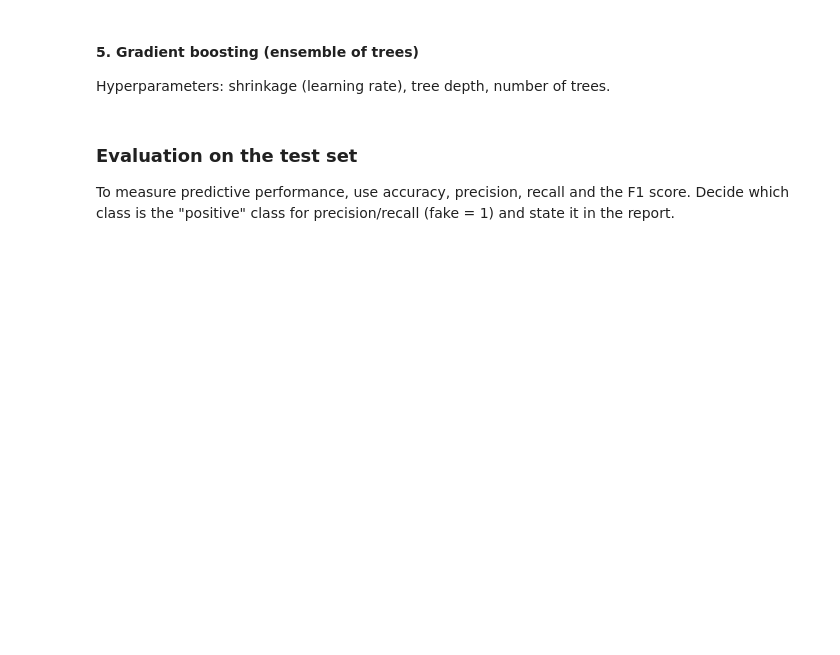
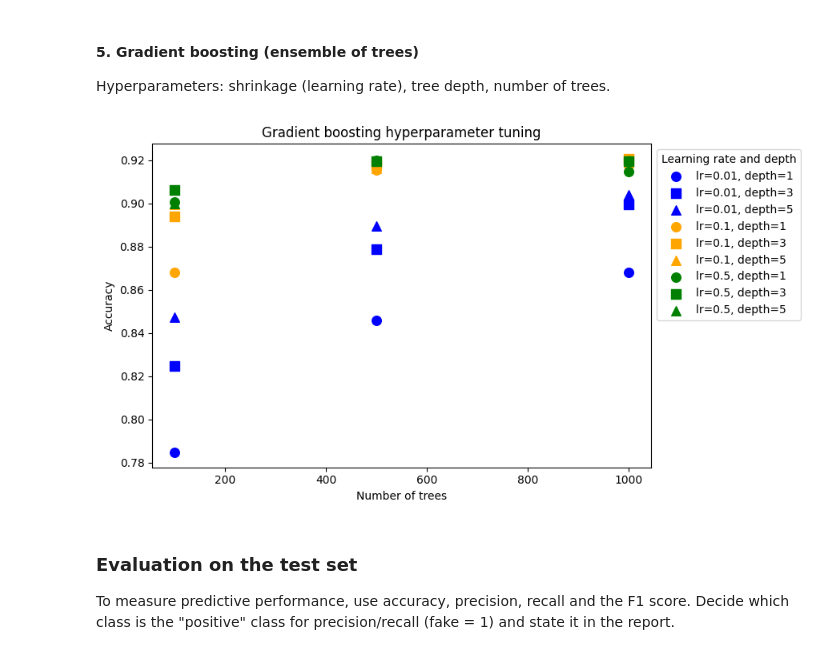
Before and after one commit to AlePesenti/Data-Mining-2026, a Jupyter notebook: DataMining.ipynb, the cells around one changed output. Drawn from its saved outputs; the diff is of its cells as text; code cells hidden in the pictures; blank space fills up the shorter version.

```diff
--- a/DataMining.ipynb
+++ b/DataMining.ipynb
@@ -265,6 +300,45 @@ Hyperparameters: number of trees, number of randomly selected features. Tune wit
 Hyperparameters: shrinkage (learning rate), tree depth, number of trees.
 # %%
 ### TODO: Gradient boosting
+from sklearn.ensemble import GradientBoostingClassifier
+from sklearn.model_selection import GridSearchCV
+
+
+param_grid = {
+    "n_estimators": [100, 500, 1000],
+    "learning_rate": [0.01, 0.1, 0.5],
+    "max_depth": [1, 3, 5]
+}
+
+gbc = GradientBoostingClassifier(random_state=RANDOM_SEED)
+grid_search = GridSearchCV(gbc, param_grid, cv=5, scoring="accuracy")
+grid_search.fit(train_bow, y_train)
+
+grad_results_df = pd.DataFrame(grid_search.cv_results_)[["param_n_estimators", "param_learning_rate", "param_max_depth", "mean_test_score"]]
+# %%
+colors = {0.01: "blue", 0.1: "orange", 0.5: "green"}
+markers = {1: "o", 3: "s", 5: "^"}
+
+fig, ax = plt.subplots(figsize=(9, 5))
+
+for (lr, depth), group in grad_results_df.groupby(["param_learning_rate", "param_max_depth"]):
+    ax.scatter(
+        group["param_n_estimators"],
+        group["mean_test_score"],
+        color=colors[lr],
+        marker=markers[depth],
+        label=f"lr={lr}, depth={depth}",
+        s=70,
+    )
+
+ax.set_xlabel("Number of trees")
+ax.set_ylabel("Accuracy")
+ax.set_title("Gradient boosting hyperparameter tuning")
+ax.legend(title="Learning rate and depth", bbox_to_anchor=(1, 1))
+fig.tight_layout()
+plt.show()
+# %% [output]
+[figure, added]
 # %% [markdown]
 ### Evaluation on the test set
 
```
Also changed, not shown: parts of 3 cells of this notebook.
